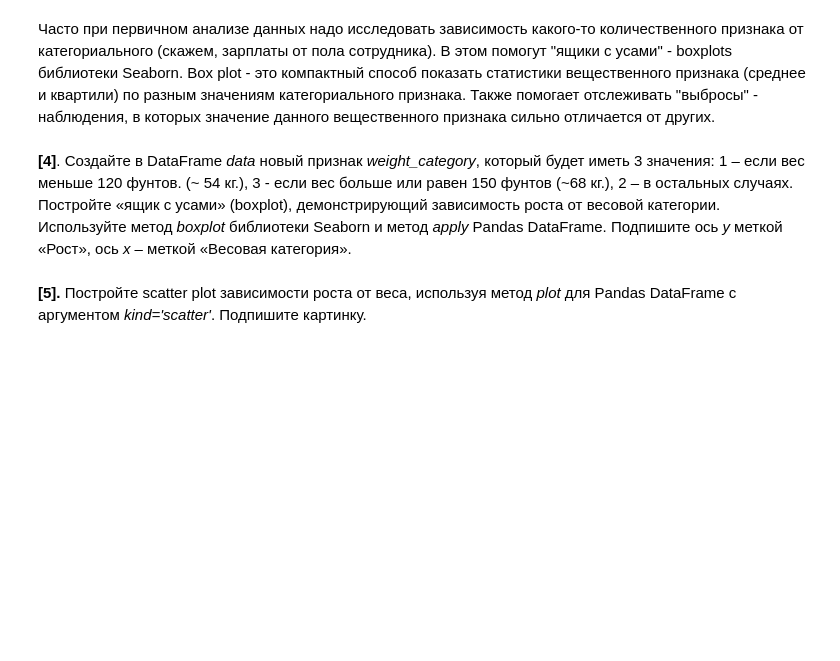
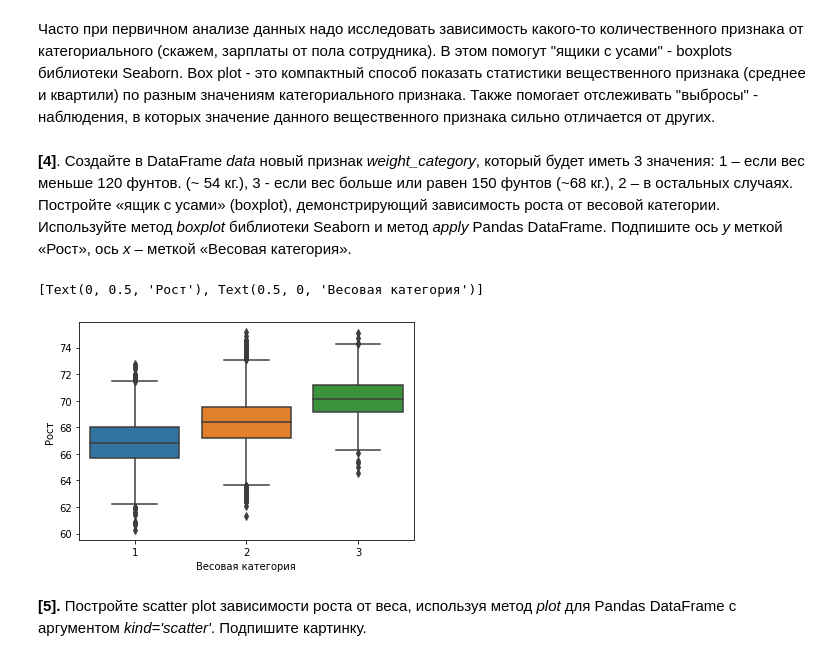
Before and after one commit to FleshMiX/Machine-Learning-and-Data-Analysis-Specialization, a Jupyter notebook: Training on marked-up data/week1/Linear_regression.ipynb, the cells around one changed output. Saved outputs shown, nothing was run; the diff lists cells and outputs as text; code cells hidden in the pictures; blank space fills up the shorter version.

```diff
--- a/Training on marked-up data/week1/Linear_regression.ipynb
+++ b/Training on marked-up data/week1/Linear_regression.ipynb
@@ -85,2 +94,17 @@ data['weight_cat'] = data['Weight'].apply(weight_category)
+# %%
+def weight_category(weight):
+    if (weight < 120):
+      return 1
+    elif (weight >= 150):
+      return 3
+    else:
+      return 2
+
+data['weight_cat'] = data['Weight'].apply(weight_category)
+ax = sns.boxplot(x="weight_cat", y="Height", data=data)
+ax.set(ylabel = u'Рост', xlabel = u'Весовая категория')
+# %% [output]
+[Text(0, 0.5, 'Рост'), Text(0.5, 0, 'Весовая категория')]
+[figure, added]
 # %% [markdown]
 **[5].** Постройте scatter plot зависимости роста от веса, используя метод *plot* для Pandas DataFrame с аргументом *kind='scatter'*. Подпишите картинку.
```
Also changed, not shown: parts of 30 cells of this notebook.
